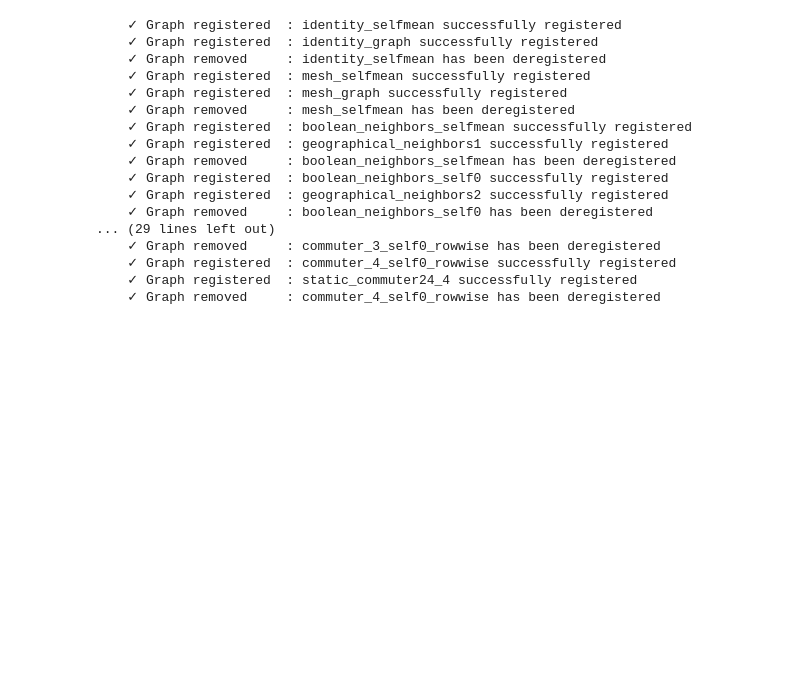
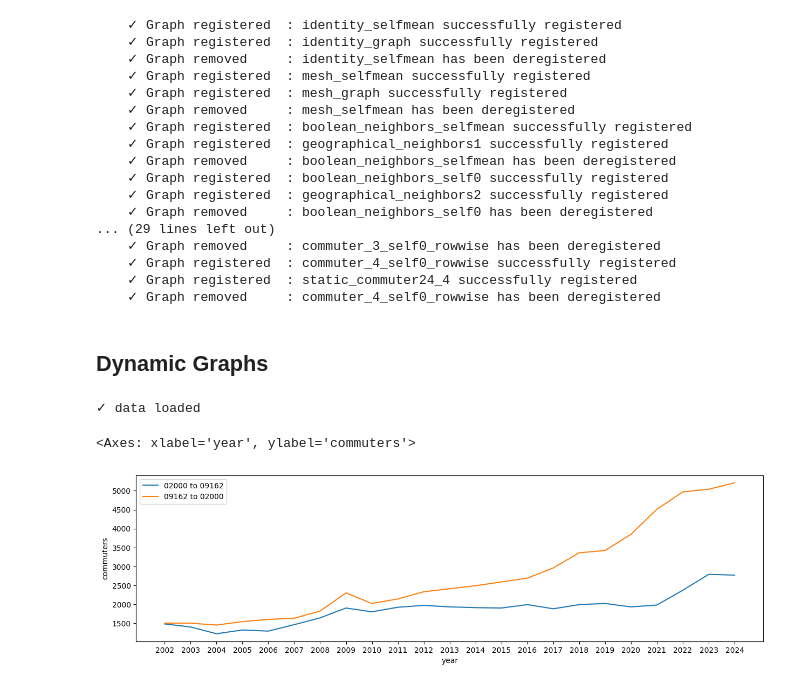
Before and after one commit to stends2001/infectious_disease_gnn, a Jupyter notebook: src/notebooks/1.2 Graph structures.ipynb, the cells around one changed output. Cells and saved outputs as stored; diff of their text form; code cells hidden in the pictures; blank space fills up the shorter version.

```diff
--- a/src/notebooks/1.2 Graph structures.ipynb
+++ b/src/notebooks/1.2 Graph structures.ipynb
@@ -211,0 +217,2 @@ figure_static_commuter24_4      = graphconstruction.preview_graph('static_commut
+# %% [markdown]
+## Dynamic Graphs
@@ -211,0 +224,31 @@ figure_static_commuter24_4      = graphconstruction.preview_graph('static_commut
+# %%
+dl              = CommuterDataLoader(years = range(2002,2025))
+commuting_data  = dl.return_data()
+# %% [output]
+✓ data loaded
+# %%
+import seaborn as sns
+import matplotlib.pyplot as plt
+
+node1 = '02000'
+node2 = '09162'
+
+
+df = cm.data.copy()
+
+df = df[df['nuts3_work'].isin([node1,node2])]
+df = df[df['nuts3_residence'].isin([node1,node2])]
+
+df = df.groupby(['year','nuts3_work'])['commuters'].sum().reset_index()
+
+node1_node2 = df[df['nuts3_work'] == node2]
+node2_node1 = df[df['nuts3_work'] == node1]
+
+
+fig, ax = plt.subplots(1,1, figsize = (15,4))
+
+sns.lineplot(node1_node2, x = 'year', y = 'commuters', label = f'{node1} to {node2}')
+sns.lineplot(node2_node1, x = 'year', y = 'commuters', label = f'{node2} to {node1}')
+# %% [output]
+<Axes: xlabel='year', ylabel='commuters'>
+[figure, added]
```
Also changed, not shown: parts of 4 cells of this notebook, 6 other files.
